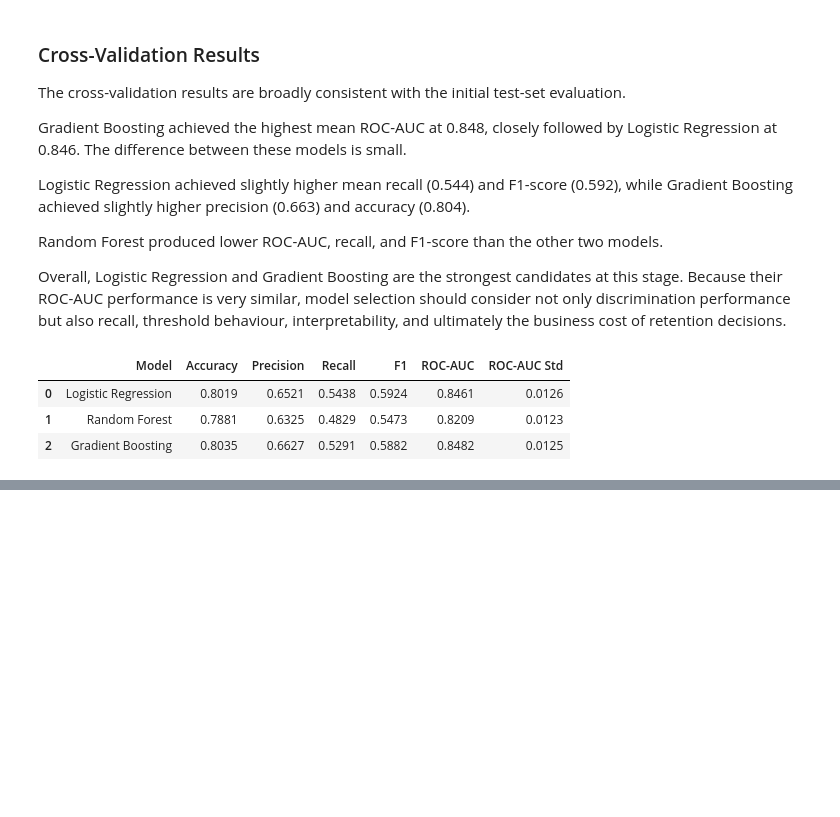
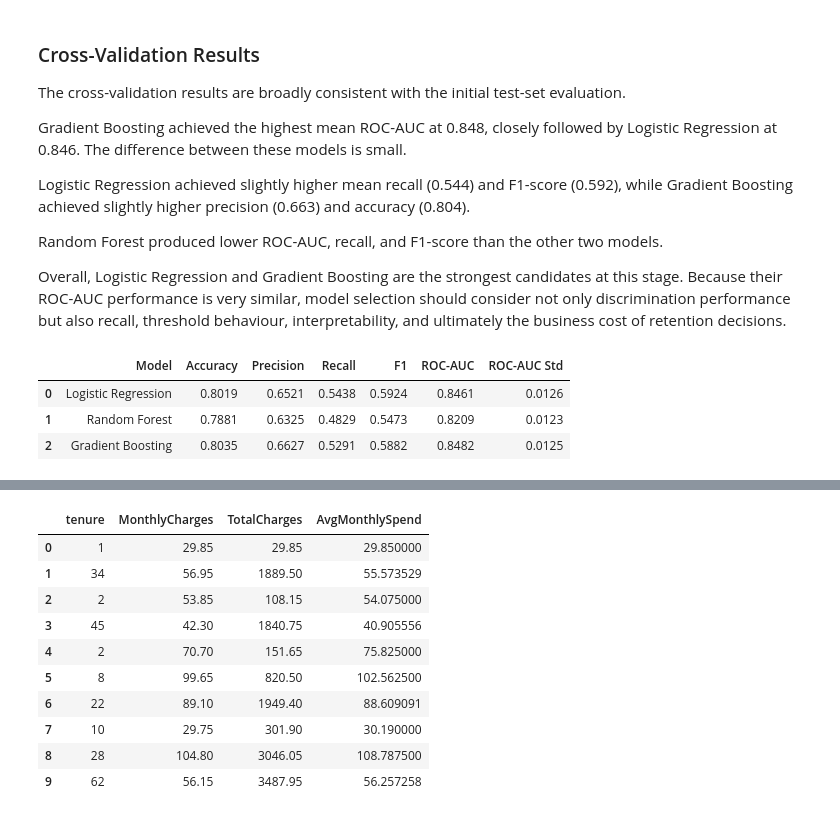
Before and after one commit to AbdulBari8455/customer-churn-platform, a Jupyter notebook: notebooks/02_feature_engineering_and_baseline_model.ipynb, the cells around one changed output, grey strips where cells are left out. Drawn from its saved outputs; the diff is of its cells as text; code cells hidden in the pictures; blank space fills up the shorter version.

```diff
--- a/notebooks/02_feature_engineering_and_baseline_model.ipynb
+++ b/notebooks/02_feature_engineering_and_baseline_model.ipynb
@@ -676,0 +864,22 @@ cv_results.round(4)
+# %%
+df_features["AvgMonthlySpend"] = np.where(
+    df_features["tenure"] > 0,
+    df_features["TotalCharges"] / df_features["tenure"],
+    df_features["MonthlyCharges"]
+)
+# %%
+df_features[
+    ["tenure", "MonthlyCharges", "TotalCharges", "AvgMonthlySpend"]
+].head(10)
+# %% [output]
+|  | tenure | MonthlyCharges | TotalCharges | AvgMonthlySpend |
+| 0 | 1 | 29.85 | 29.85 | 29.850000 |
+| 1 | 34 | 56.95 | 1889.50 | 55.573529 |
+| 2 | 2 | 53.85 | 108.15 | 54.075000 |
+| 3 | 45 | 42.30 | 1840.75 | 40.905556 |
+| 4 | 2 | 70.70 | 151.65 | 75.825000 |
+| 5 | 8 | 99.65 | 820.50 | 102.562500 |
+| 6 | 22 | 89.10 | 1949.40 | 88.609091 |
+| 7 | 10 | 29.75 | 301.90 | 30.190000 |
+| 8 | 28 | 104.80 | 3046.05 | 108.787500 |
+| 9 | 62 | 56.15 | 3487.95 | 56.257258 |
```
Also changed, not shown: parts of 26 cells of this notebook.
